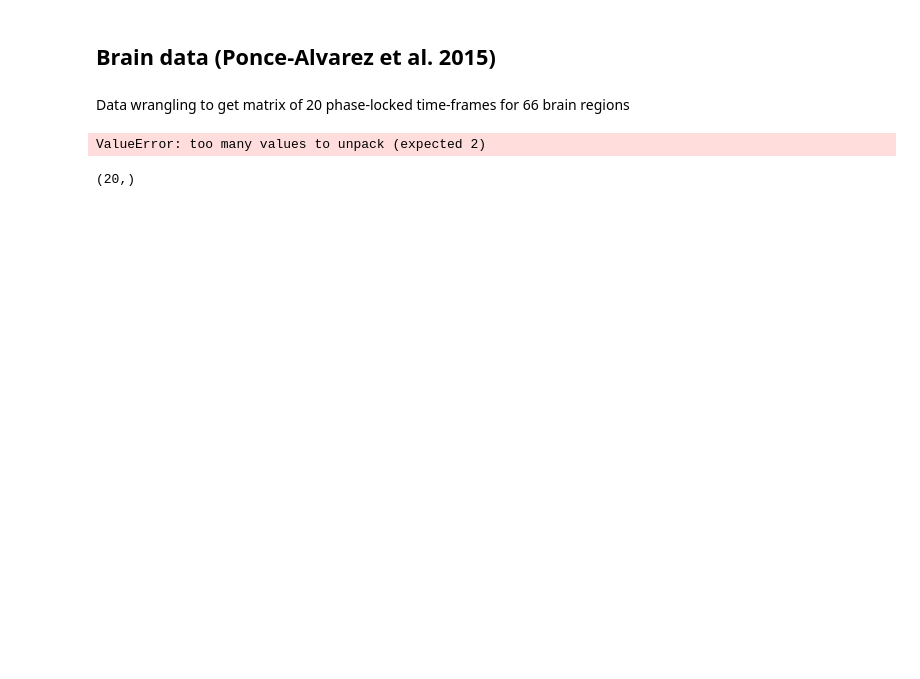
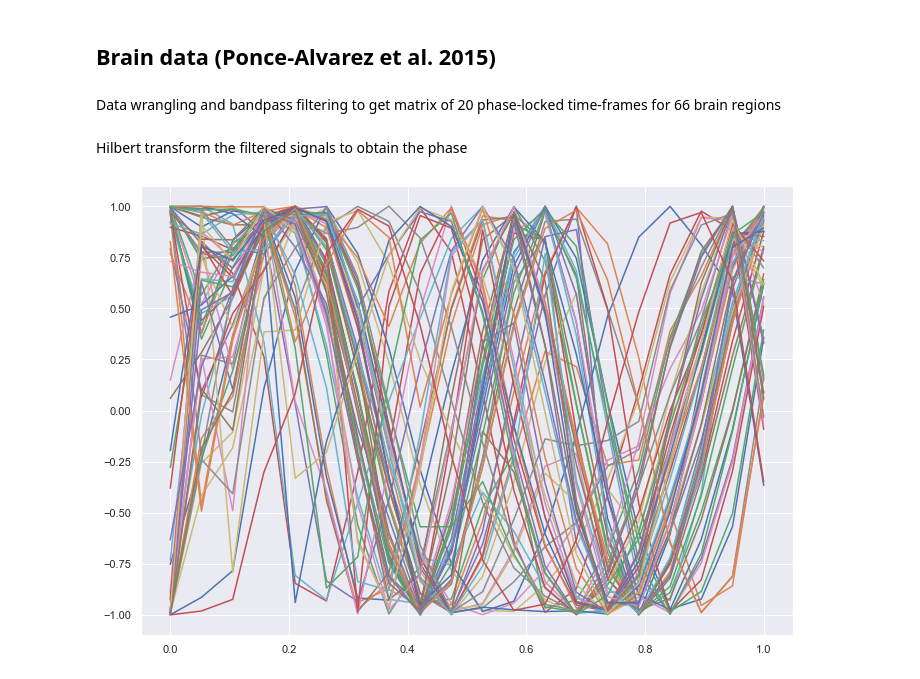
Before and after one commit to rnartallo/kuramotocontrol, a Jupyter notebook: MainNotebook.ipynb, the cells around one changed output. Cells and saved outputs as stored; diff of their text form; code cells hidden in the pictures; blank space fills up the shorter version.

Commit message:
Obtain functional pattern from brain data

```diff
--- a/MainNotebook.ipynb
+++ b/MainNotebook.ipynb
@@ -210,8 +210,9 @@ plt.show()
 # %% [markdown]
 ## Brain data (Ponce-Alvarez et al. 2015)
 # %% [markdown]
-Data wrangling to get matrix of 20 phase-locked time-frames for 66 brain regions
+Data wrangling and bandpass filtering to get matrix of 20 phase-locked time-frames for 66 brain regions
 # %%
+N=66
 Subj18Run2 = open('Subject18Run2.txt', 'r')
 reader = csv.reader(Subj18Run2)
 DataAsList = [row for row in reader]
@@ -227,10 +228,14 @@ DataAsArray=np.array(DataAsArray)
 #Phase-locked region is the same as the one obtained by Basset et al.
 DataAsArray=DataAsArray[248:268,:]
 #Filter using same parameters as Basset et al.
-FilteredSignals = KFB.butter_bandpass_filter(DataAsArray[0,:],0.04,0.06,0.5,2)
+FilteredSignals = KFB.butter_bandpass_filter(DataAsArray,0.04,0.06,0.5,2)
-# %% [output]
-ValueError: too many values to unpack (expected 2)
-# %%
-DataAsArray[:,0].shape
-# %% [output]
-(20,)
+# %% [markdown]
+Hilbert transform the filtered signals to obtain the phase
+# %%
+analytic_signal = hilbert(FilteredSignals,axis=0)
+instantaneous_phase = np.unwrap(np.angle(analytic_signal))
+t=np.linspace(0,1,20)
+for i in range(0,N):
+    ax = sns.lineplot(t,np.sin(instantaneous_phase[:,i]))
+# %% [output]
+[figure, added]
```
Also changed, not shown: parts of 7 cells of this notebook, 1 other file.
